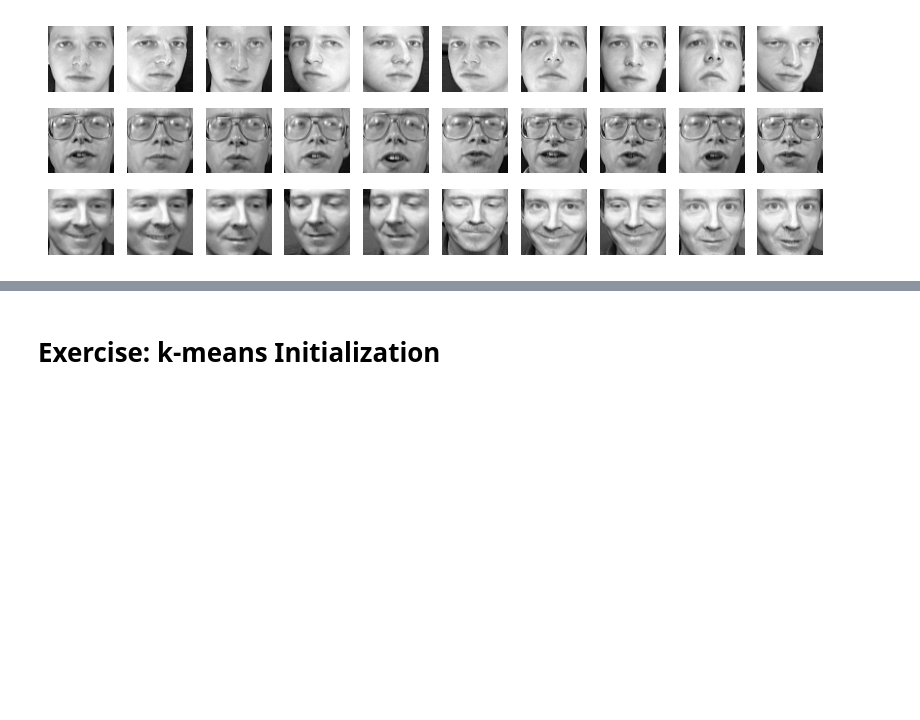
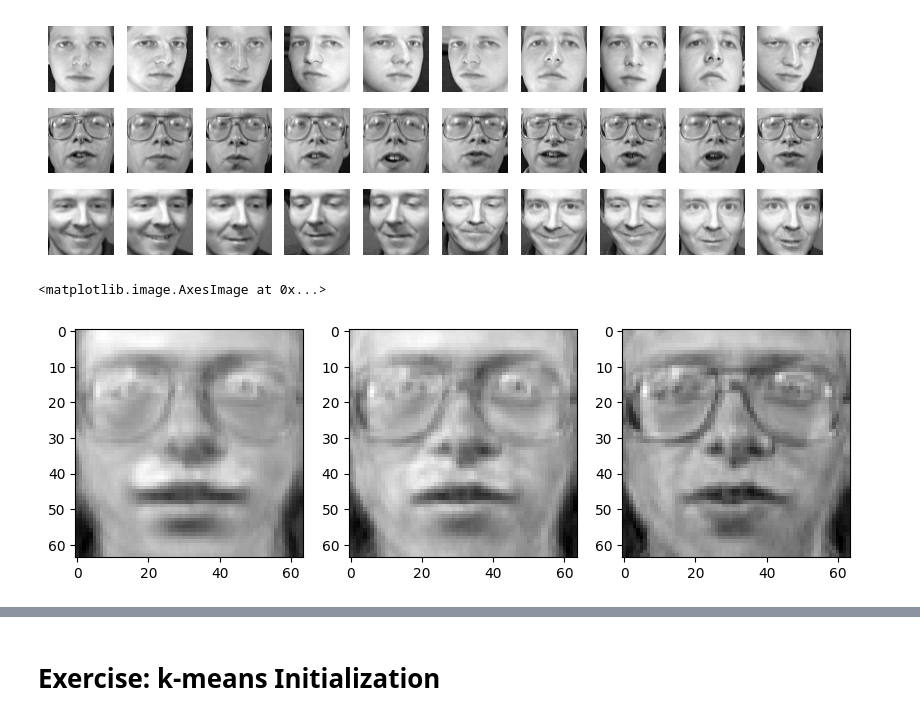
Before and after one commit to AndreiBardac/DataMiners, a Jupyter notebook: HW3/Homework3_2IIG0_2022_23.ipynb, the cells around one changed output, grey strips where cells are left out. Drawn from its saved outputs; the diff is of its cells as text; code cells hidden in the pictures; blank space fills up the shorter version.

```diff
--- a/HW3/Homework3_2IIG0_2022_23.ipynb
+++ b/HW3/Homework3_2IIG0_2022_23.ipynb
@@ -333,3 +334,30 @@ for i in range(30):
     ax.axis('off')
 # %% [output]
 [figure]
+# %%
+
+# D = data matrix
+def PCA(D,r):
+    # For each row, collect the means and subtract them from their respective rows
+    mu_F = D.mean(axis=1).reshape(-1, 1)
+    C = D-mu_F
+    # Randomized SVD functions returns a transposed V
+    U, Sigma, VT = randomized_svd(D, r)
+    return C@VT.T, [U, Sigma, VT], mu_F
+
+pca25, trsvd25, mu_F = PCA(D,25)
+pca50, trsvd50, mu_F = PCA(D,50)
+pca100, trsvd100, mu_F = PCA(D,100)
+
+image25 = pca25[19]@trsvd25[2] + mu_F[1]
+image50 = pca50[19]@trsvd50[2] + mu_F[1]
+image100 = pca100[19]@trsvd100[2] + mu_F[1]
+
+fig = plt.figure(figsize=(10, 3))
+
+plt.subplot2grid((1,3), (0,0)).imshow(image25.reshape(64,64), cmap=plt.cm.gray)
+plt.subplot2grid((1,3), (0,1)).imshow(image50.reshape(64,64), cmap=plt.cm.gray)
+plt.subplot2grid((1,3), (0,2)).imshow(image100.reshape(64,64), cmap=plt.cm.gray)
+# %% [output]
+<matplotlib.image.AxesImage at 0x...>
+[figure, added]
```
Also changed, not shown: parts of 2 cells of this notebook.
